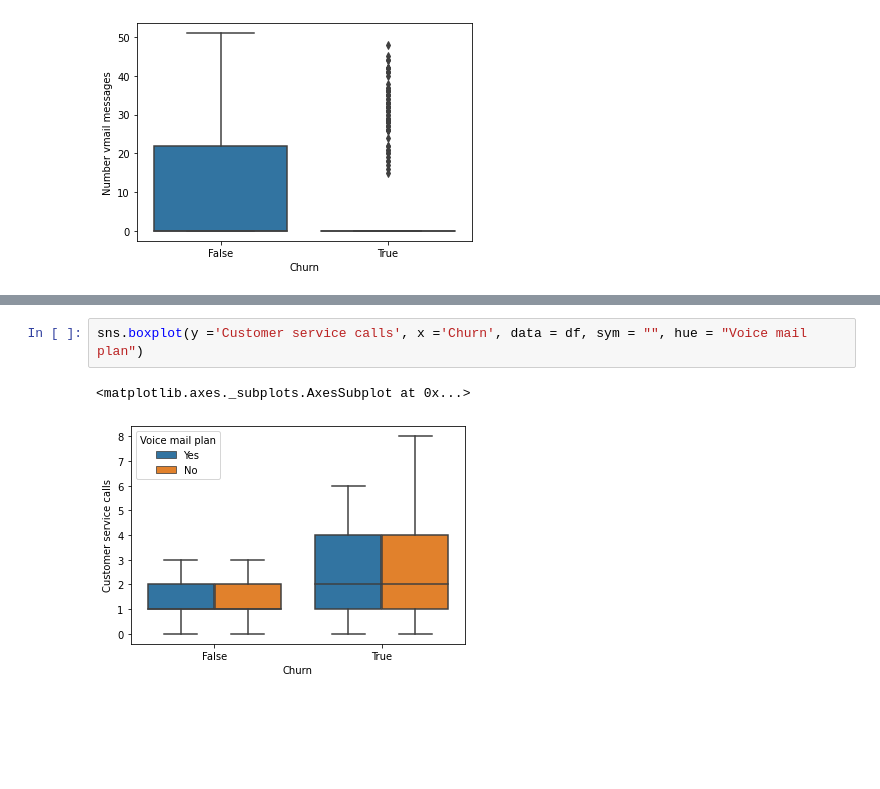
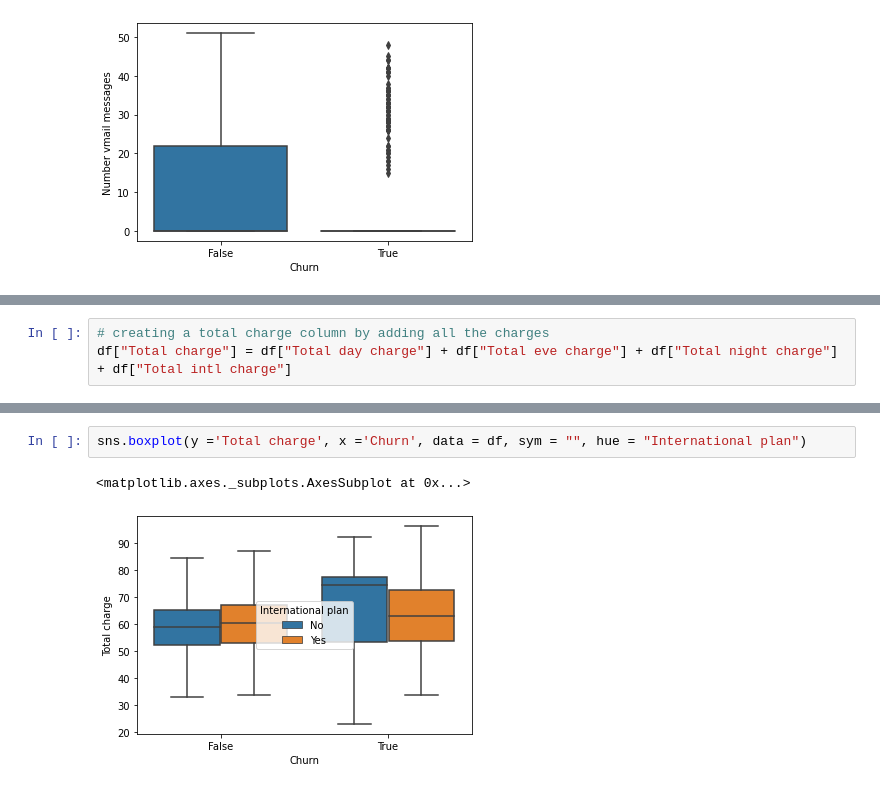
Before and after one commit to vithika-karan/Churn-Data-Analysis, a Jupyter notebook: Telecom_Churn_Analysis_Capstone_Project.ipynb, the cells around one changed output, grey strips where cells are left out. Drawn from its saved outputs; the diff is of its cells as text; blank space fills up the shorter version.

```diff
--- a/Telecom_Churn_Analysis_Capstone_Project.ipynb
+++ b/Telecom_Churn_Analysis_Capstone_Project.ipynb
@@ -401,0 +457,3 @@ sns.boxplot(y ='Number vmail messages', x ='Churn', data = df)
+# %%
+# creating a total charge column by adding all the charges
+df["Total charge"] = df["Total day charge"] + df["Total eve charge"] + df["Total night charge"] + df["Total intl charge"]
@@ -402,5 +481,5 @@ sns.boxplot(y ='Number vmail messages', x ='Churn', data = df)
 # %%
-sns.boxplot(y ='Customer service calls', x ='Churn', data = df, sym = "", hue = "Voice mail plan")
+sns.boxplot(y ='Total charge', x ='Churn', data = df, sym = "", hue = "International plan")
 # %% [output]
 <matplotlib.axes._subplots.AxesSubplot at 0x...>
-[figure, old version]
+[figure, new version]
```
Also changed, not shown: parts of 24 cells of this notebook.
